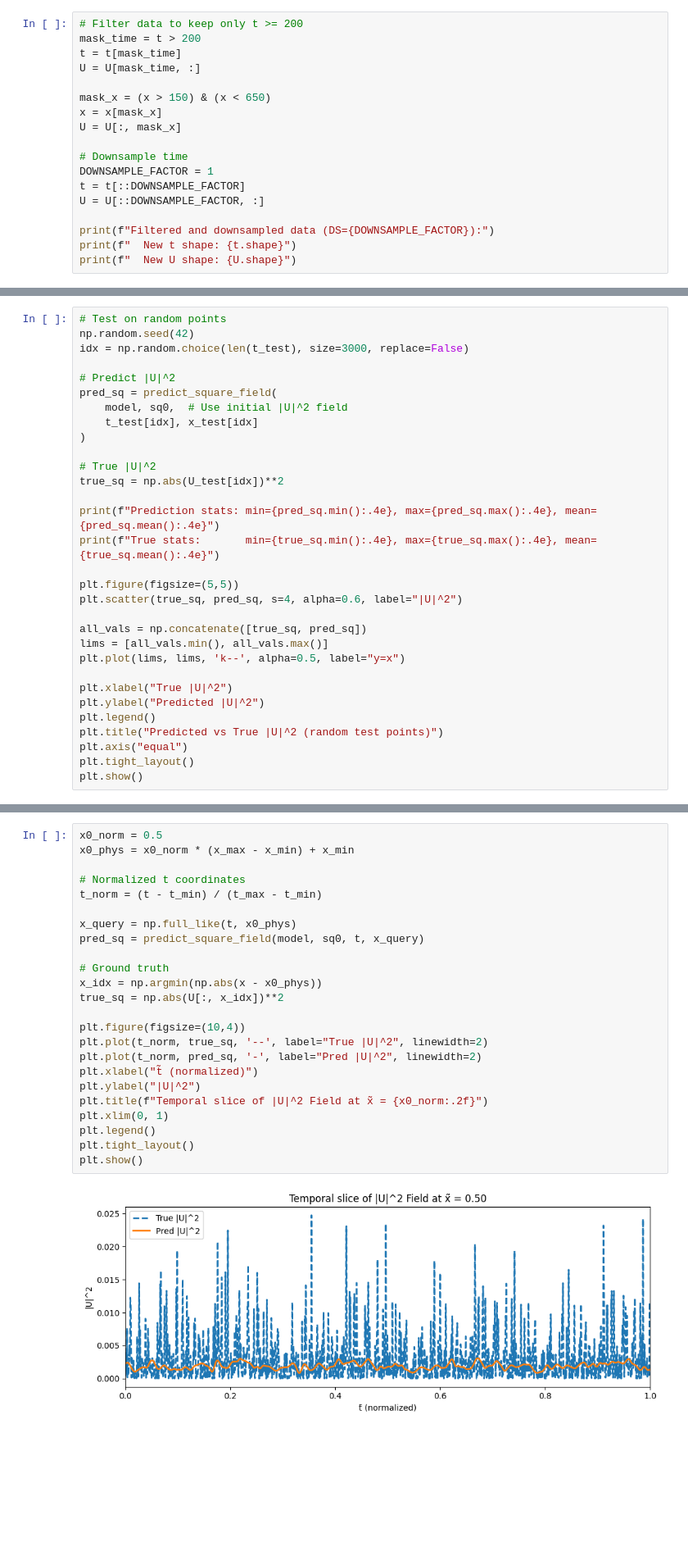
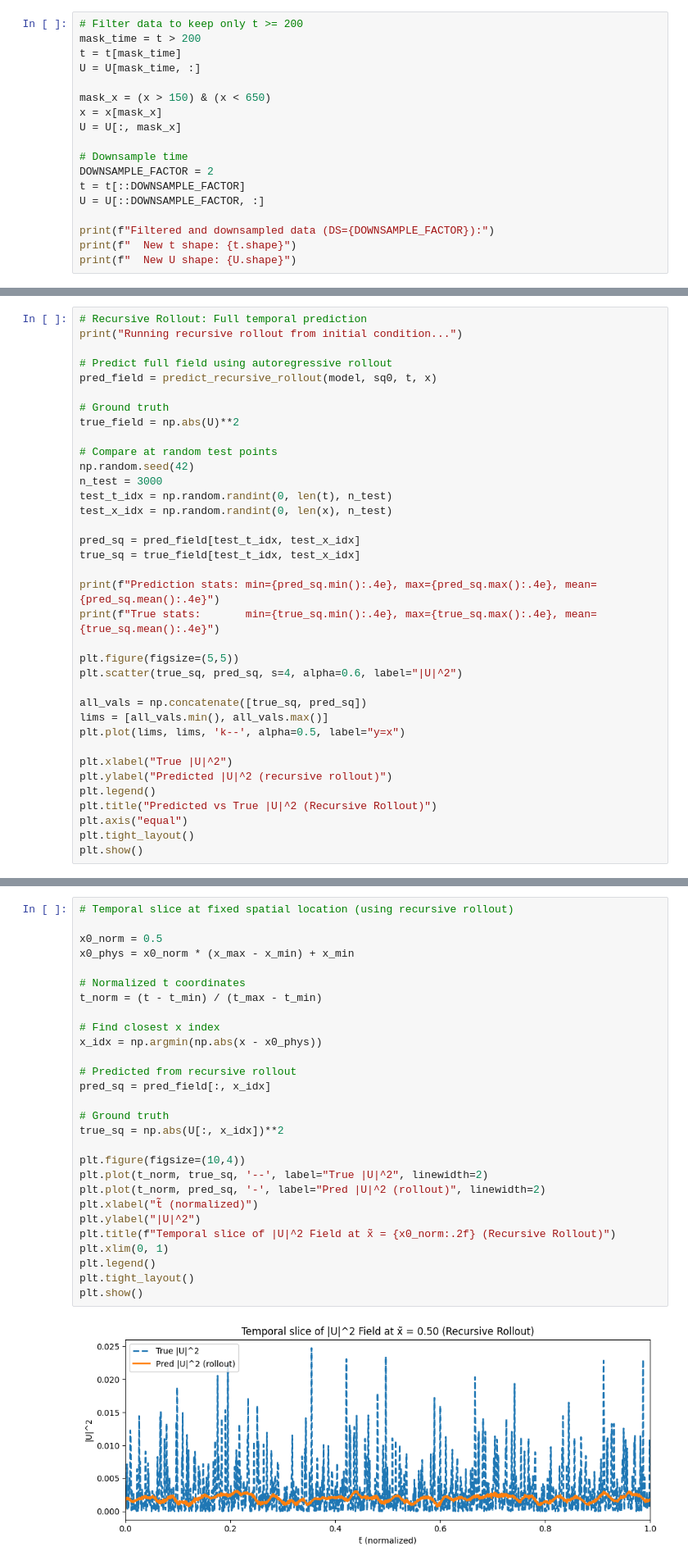
Before and after one commit to pxeedust/wave-deeponet, a Jupyter notebook: norm_square_field.ipynb, the cells around one changed output, grey strips where cells are left out. Shown at 82% size. Drawn from its saved outputs; the diff is of its cells as text; blank space fills up the shorter version.

```diff
--- a/norm_square_field.ipynb
+++ b/norm_square_field.ipynb
@@ -108,7 +108,7 @@ x = x[mask_x]
 U = U[:, mask_x]
 
 # Downsample time
-DOWNSAMPLE_FACTOR = 1
+DOWNSAMPLE_FACTOR = 2
 t = t[::DOWNSAMPLE_FACTOR]
 U = U[::DOWNSAMPLE_FACTOR, :]
 
@@ -864,16 +898,21 @@ predict_square_field function defined
 # %%
-# Test on random points
+# Recursive Rollout: Full temporal prediction
+print("Running recursive rollout from initial condition...")
+
+# Predict full field using autoregressive rollout
+pred_field = predict_recursive_rollout(model, sq0, t, x)
+
+# Ground truth
+true_field = np.abs(U)**2
+
+# Compare at random test points
 np.random.seed(42)
-idx = np.random.choice(len(t_test), size=3000, replace=False)
+n_test = 3000
+test_t_idx = np.random.randint(0, len(t), n_test)
+test_x_idx = np.random.randint(0, len(x), n_test)
 
-# Predict |U|^2
-pred_sq = predict_square_field(
-    model, sq0,  # Use initial |U|^2 field
-    t_test[idx], x_test[idx]
-)
-
-# True |U|^2
-true_sq = np.abs(U_test[idx])**2
+pred_sq = pred_field[test_t_idx, test_x_idx]
+true_sq = true_field[test_t_idx, test_x_idx]
 
 print(f"Prediction stats: min={pred_sq.min():.4e}, max={pred_sq.max():.4e}, mean={pred_sq.mean():.4e}")
 print(f"True stats:       min={true_sq.min():.4e}, max={true_sq.max():.4e}, mean={true_sq.mean():.4e}")
@@ -886,9 +925,9 @@ lims = [all_vals.min(), all_vals.max()]
 plt.plot(lims, lims, 'k--', alpha=0.5, label="y=x")
 
 plt.xlabel("True |U|^2")
-plt.ylabel("Predicted |U|^2")
+plt.ylabel("Predicted |U|^2 (recursive rollout)")
 plt.legend()
-plt.title("Predicted vs True |U|^2 (random test points)")
+plt.title("Predicted vs True |U|^2 (Recursive Rollout)")
 plt.axis("equal")
 plt.tight_layout()
 plt.show()
@@ -933,27 +974,31 @@ plt.show()
 # %%
+# Temporal slice at fixed spatial location (using recursive rollout)
+
 x0_norm = 0.5
 x0_phys = x0_norm * (x_max - x_min) + x_min
 
 # Normalized t coordinates
 t_norm = (t - t_min) / (t_max - t_min)
 
-x_query = np.full_like(t, x0_phys)
-pred_sq = predict_square_field(model, sq0, t, x_query)
+# Find closest x index
+x_idx = np.argmin(np.abs(x - x0_phys))
+
+# Predicted from recursive rollout
+pred_sq = pred_field[:, x_idx]
 
 # Ground truth
-x_idx = np.argmin(np.abs(x - x0_phys))
 true_sq = np.abs(U[:, x_idx])**2
 
 plt.figure(figsize=(10,4))
 plt.plot(t_norm, true_sq, '--', label="True |U|^2", linewidth=2)
-plt.plot(t_norm, pred_sq, '-', label="Pred |U|^2", linewidth=2)
+plt.plot(t_norm, pred_sq, '-', label="Pred |U|^2 (rollout)", linewidth=2)
 plt.xlabel("t̃ (normalized)")
 plt.ylabel("|U|^2")
-plt.title(f"Temporal slice of |U|^2 Field at x̃ = {x0_norm:.2f}")
+plt.title(f"Temporal slice of |U|^2 Field at x̃ = {x0_norm:.2f} (Recursive Rollout)")
 plt.xlim(0, 1)
 plt.legend()
 plt.tight_layout()
 plt.show()
 # %% [output]
-[figure, old version]
+[figure, new version]
 # %%
```
Also changed, not shown: parts of 15 cells of this notebook.
